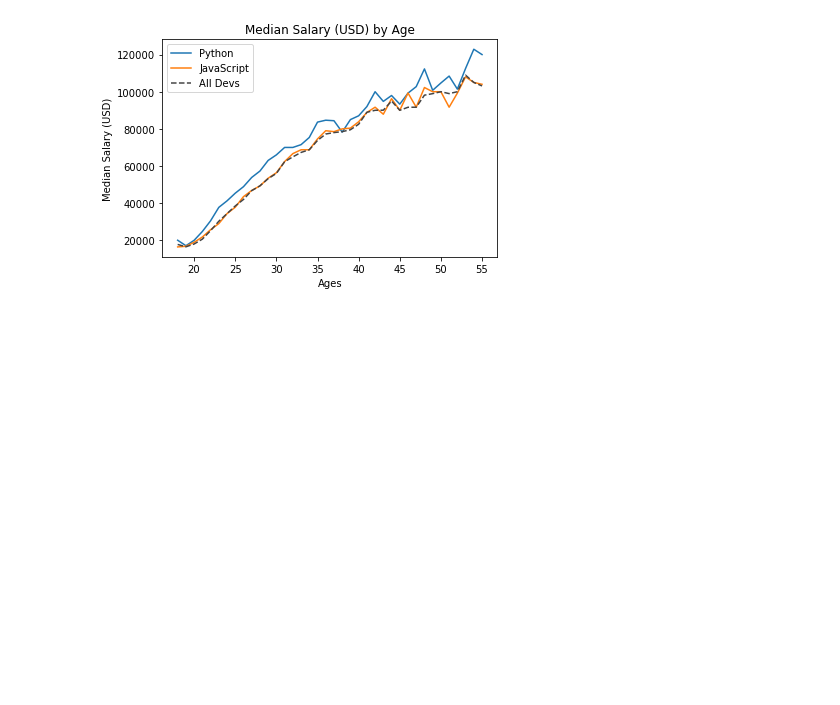
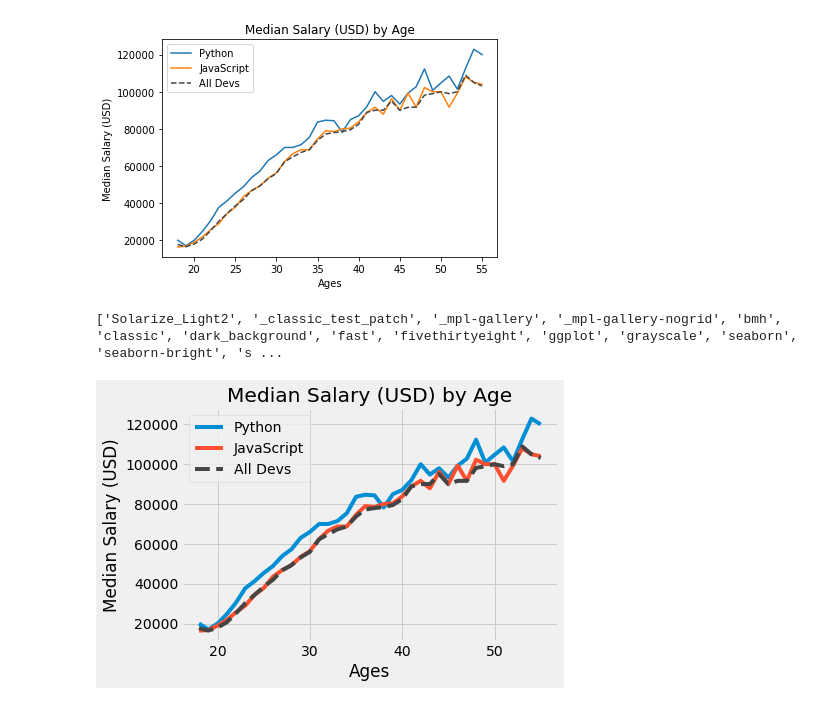
Before and after one commit to Hamza-Tahirr/Matplotlib-, a Jupyter notebook: MATPLOTLIB PLOTS AND CHARTS.ipynb, the cells around one changed output. Cells and saved outputs as stored; diff of their text form; code cells hidden in the pictures; blank space fills up the shorter version.

Commit message:
Creating And Customizing our first plots

```diff
--- a/MATPLOTLIB PLOTS AND CHARTS.ipynb
+++ b/MATPLOTLIB PLOTS AND CHARTS.ipynb
@@ -27,3 +29,34 @@ plt.legend()
 plt.show()
 # %% [output]
 [figure]
+# %%
+print(plt.style.available)   # FOR STYLING
+# %% [output]
+['Solarize_Light2', '_classic_test_patch', '_mpl-gallery', '_mpl-gallery-nogrid', 'bmh', 'classic', 'dark_background', 'fast', 'fivethirtyeight', 'ggplot', 'grayscale', 'seaborn', 'seaborn-bright', 's ...
+# %%
+plt.style.use('fivethirtyeight')
+ages_x = [18, 19, 20, 21, 22, 23, 24, 25, 26, 27, 28, 29, 30, 31, 32, 33, 34, 35,
+          36, 37, 38, 39, 40, 41, 42, 43, 44, 45, 46, 47, 48, 49, 50, 51, 52, 53, 54, 55]
+
+py_dev_y = [20046, 17100, 20000, 24744, 30500, 37732, 41247, 45372, 48876, 53850, 57287, 63016, 65998, 70003, 70000, 71496, 75370, 83640, 84666,
+            84392, 78254, 85000, 87038, 91991, 100000, 94796, 97962, 93302, 99240, 102736, 112285, 100771, 104708, 108423, 101407, 112542, 122870, 120000]
+plt.plot(ages_x, py_dev_y, label='Python')
+
+js_dev_y = [16446, 16791, 18942, 21780, 25704, 29000, 34372, 37810, 43515, 46823, 49293, 53437, 56373, 62375, 66674, 68745, 68746, 74583, 79000,
+            78508, 79996, 80403, 83820, 88833, 91660, 87892, 96243, 90000, 99313, 91660, 102264, 100000, 100000, 91660, 99240, 108000, 105000, 104000]
+plt.plot(ages_x, js_dev_y, label='JavaScript')
+
+dev_y = [17784, 16500, 18012, 20628, 25206, 30252, 34368, 38496, 42000, 46752, 49320, 53200, 56000, 62316, 64928, 67317, 68748, 73752, 77232,
+         78000, 78508, 79536, 82488, 88935, 90000, 90056, 95000, 90000, 91633, 91660, 98150, 98964, 100000, 98988, 100000, 108923, 105000, 103117]
+plt.plot(ages_x, dev_y, color='#444444', linestyle='--', label='All Devs')
+
+plt.xlabel('Ages')
+plt.ylabel('Median Salary (USD)')
+plt.title('Median Salary (USD) by Age')
+
+plt.legend()
+
+
+plt.show()
+# %% [output]
+[figure, added]
```
Also changed, not shown: parts of 3 cells of this notebook.
